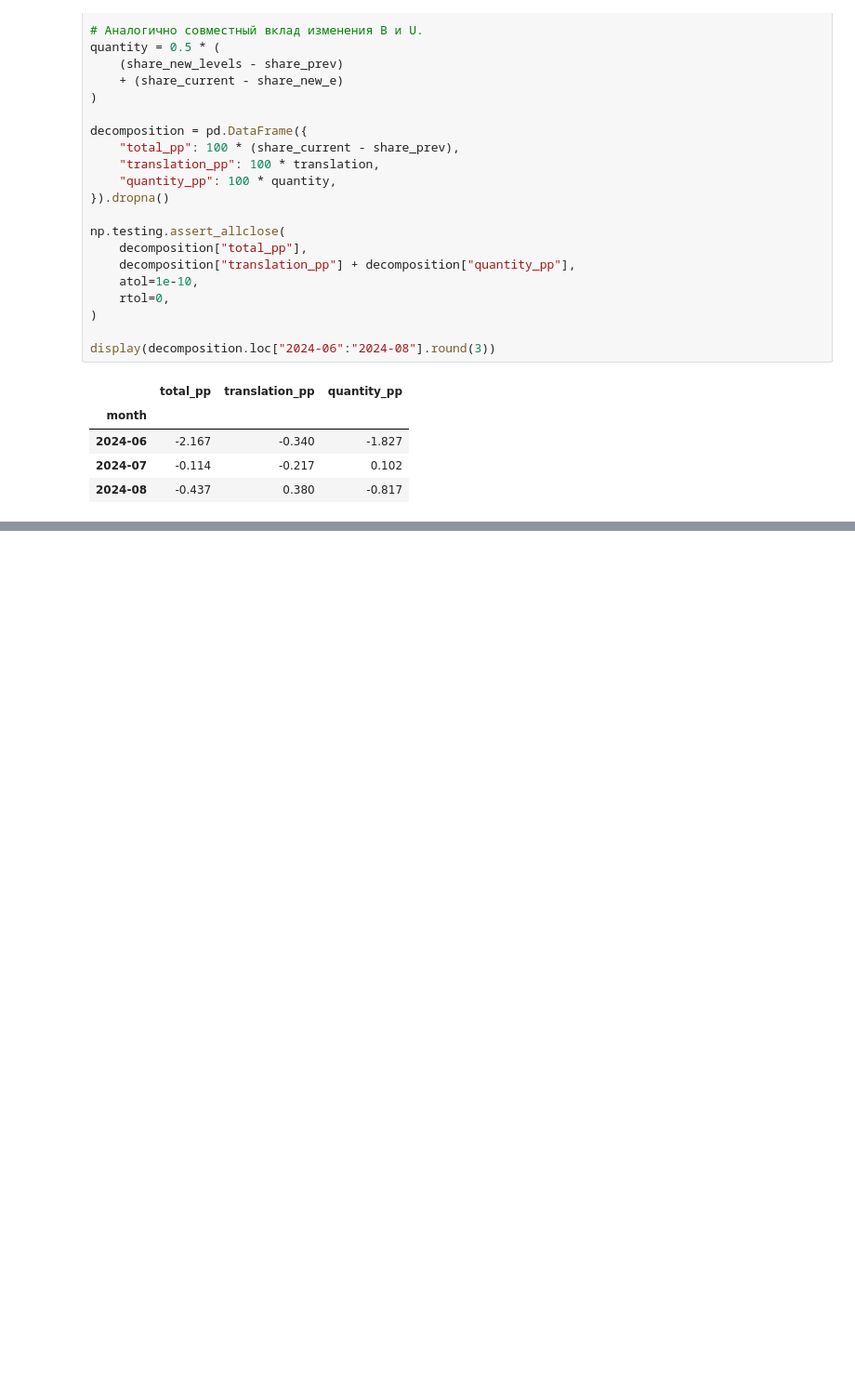
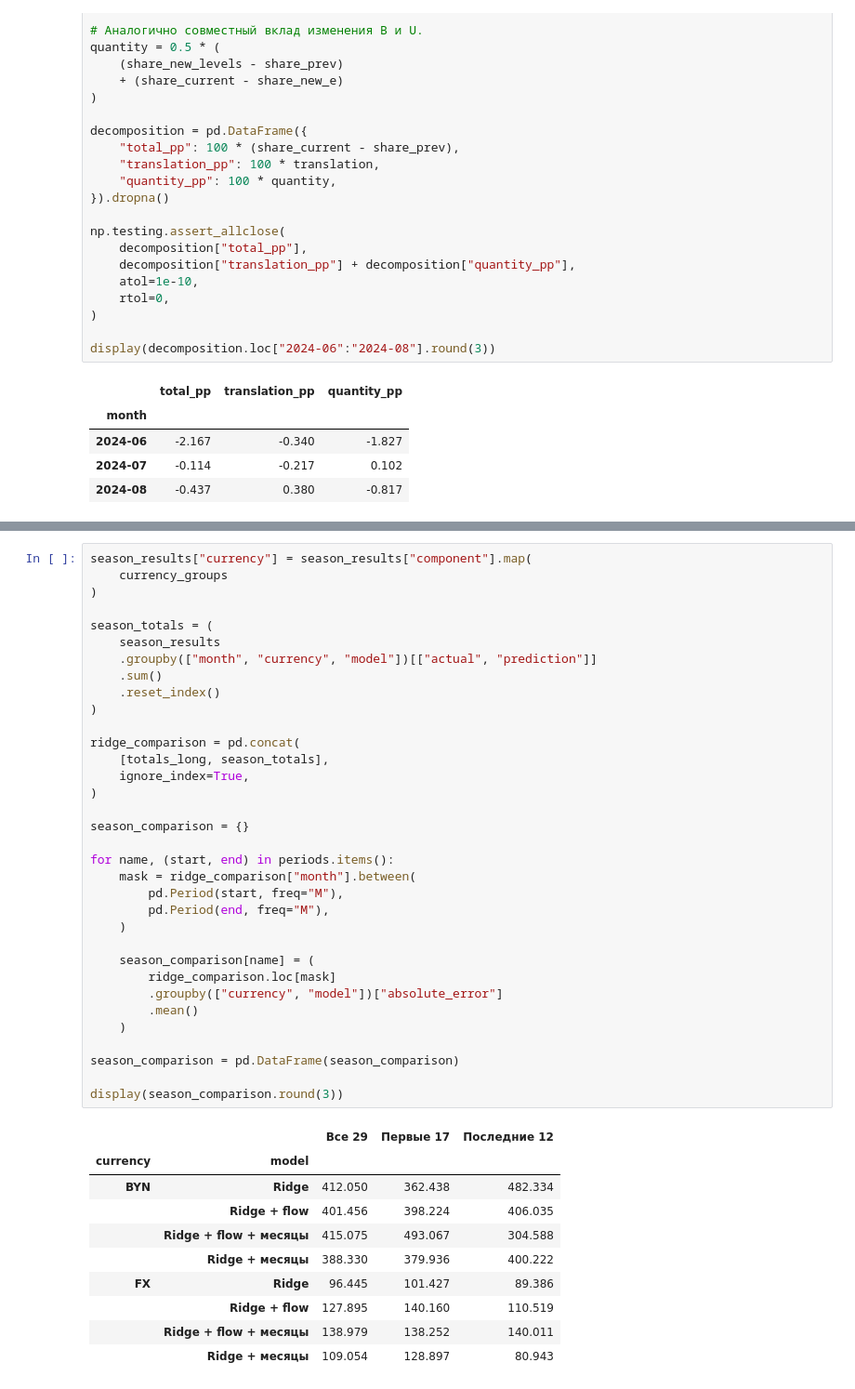
Before and after one commit to venskovalentin/belarus_dollarization_paper, a Jupyter notebook: notebooks/research_notebook.ipynb, the cells around one changed output, grey strips where cells are left out. Shown at 93% size. Drawn from its saved outputs; the diff is of its cells as text; blank space fills up the shorter version.

```diff
--- a/notebooks/research_notebook.ipynb
+++ b/notebooks/research_notebook.ipynb
@@ -1237,0 +1431,45 @@ display(decomposition.loc["2024-06":"2024-08"].round(3))
+# %%
+season_results["currency"] = season_results["component"].map(
+    currency_groups
+)
+
+season_totals = (
+    season_results
+    .groupby(["month", "currency", "model"])[["actual", "prediction"]]
+    .sum()
+    .reset_index()
+)
+
+ridge_comparison = pd.concat(
+    [totals_long, season_totals],
+    ignore_index=True,
+)
+
+season_comparison = {}
+
+for name, (start, end) in periods.items():
+    mask = ridge_comparison["month"].between(
+        pd.Period(start, freq="M"),
+        pd.Period(end, freq="M"),
+    )
+
+    season_comparison[name] = (
+        ridge_comparison.loc[mask]
+        .groupby(["currency", "model"])["absolute_error"]
+        .mean()
+    )
+
+season_comparison = pd.DataFrame(season_comparison)
+
+display(season_comparison.round(3))
+# %% [output]
+|  |  | Все 29 | Первые 17 | Последние 12 |
+| currency | model |  |  |  |
+| BYN | Ridge | 412.050 | 362.438 | 482.334 |
+|  | Ridge + flow | 401.456 | 398.224 | 406.035 |
+|  | Ridge + flow + месяцы | 415.075 | 493.067 | 304.588 |
+|  | Ridge + месяцы | 388.330 | 379.936 | 400.222 |
+| FX | Ridge | 96.445 | 101.427 | 89.386 |
+|  | Ridge + flow | 127.895 | 140.160 | 110.519 |
+|  | Ridge + flow + месяцы | 138.979 | 138.252 | 140.011 |
+|  | Ridge + месяцы | 109.054 | 128.897 | 80.943 |
```
Also changed, not shown: parts of 6 cells of this notebook.
